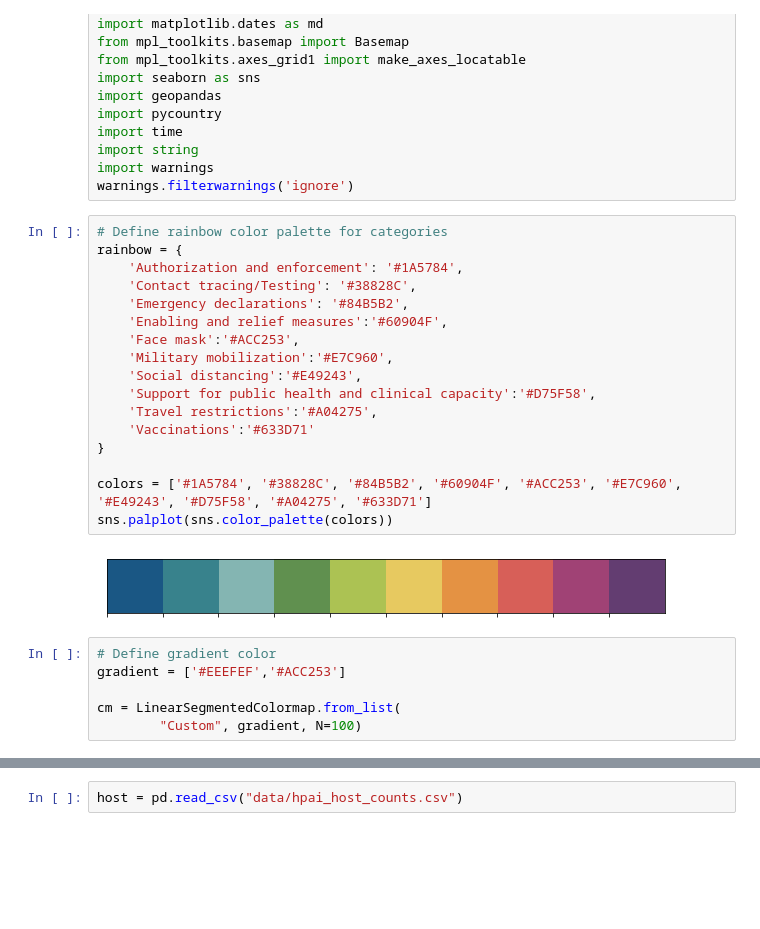
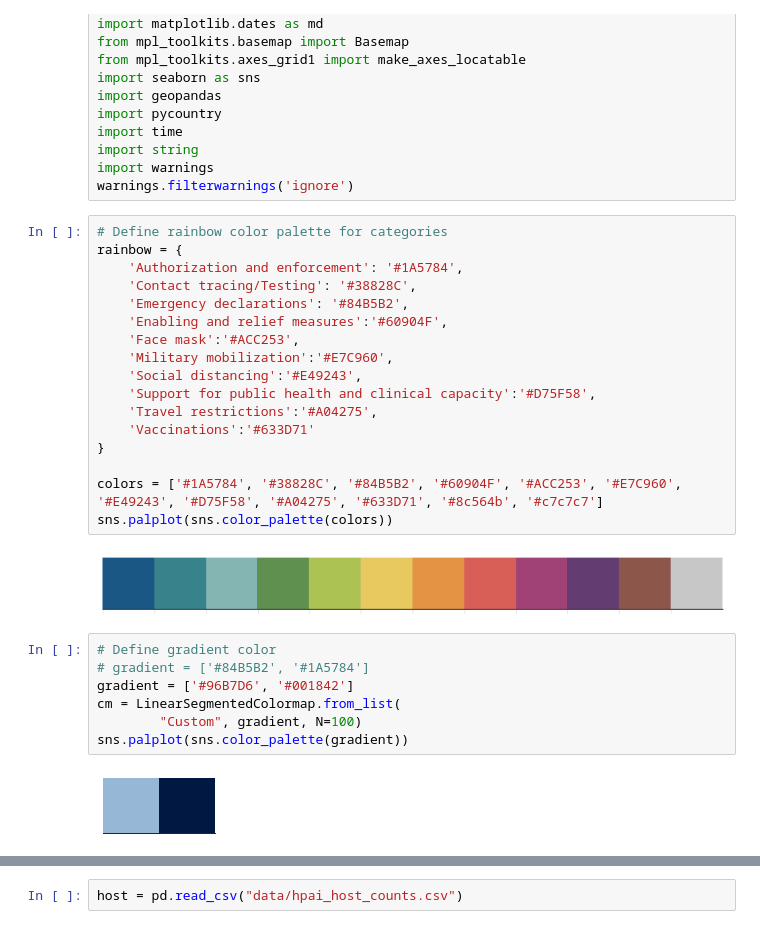
Before and after one commit to cghss-data-lab/uga-pipp, a Jupyter notebook: query_figures/viz_071923.ipynb, the cells around one changed output, grey strips where cells are left out. Drawn from its saved outputs; the diff is of its cells as text; blank space fills up the shorter version.

```diff
--- a/query_figures/viz_071923.ipynb
+++ b/query_figures/viz_071923.ipynb
@@ -36,28 +36,31 @@ warnings.filterwarnings('ignore')
 # %%
 # Define rainbow color palette for categories
 rainbow = {
     'Authorization and enforcement': '#1A5784',
     'Contact tracing/Testing': '#38828C',
     'Emergency declarations': '#84B5B2',
     'Enabling and relief measures':'#60904F',
     'Face mask':'#ACC253',
     'Military mobilization':'#E7C960',
     'Social distancing':'#E49243',
     'Support for public health and clinical capacity':'#D75F58',
     'Travel restrictions':'#A04275',
     'Vaccinations':'#633D71'
 }
 
-colors = ['#1A5784', '#38828C', '#84B5B2', '#60904F', '#ACC253', '#E7C960', '#E49243', '#D75F58', '#A04275', '#633D71']
+colors = ['#1A5784', '#38828C', '#84B5B2', '#60904F', '#ACC253', '#E7C960', '#E49243', '#D75F58', '#A04275', '#633D71', '#8c564b', '#c7c7c7']
 sns.palplot(sns.color_palette(colors))
 # %% [output]
-[figure, old version]
+[figure, new version]
 # %%
 # Define gradient color
-gradient = ['#EEEFEF','#ACC253']
-
+# gradient = ['#84B5B2', '#1A5784']
+gradient = ['#96B7D6', '#001842']
 cm = LinearSegmentedColormap.from_list(
         "Custom", gradient, N=100)
+sns.palplot(sns.color_palette(gradient))
+# %% [output]
+[figure, added]
 # %%
 # Define chart color palette
 chart = ['#2C2B2B','#565E69','#CACED3','#E7EAEE']
```
Also changed, not shown: parts of 94 cells of this notebook, 44 other files.
